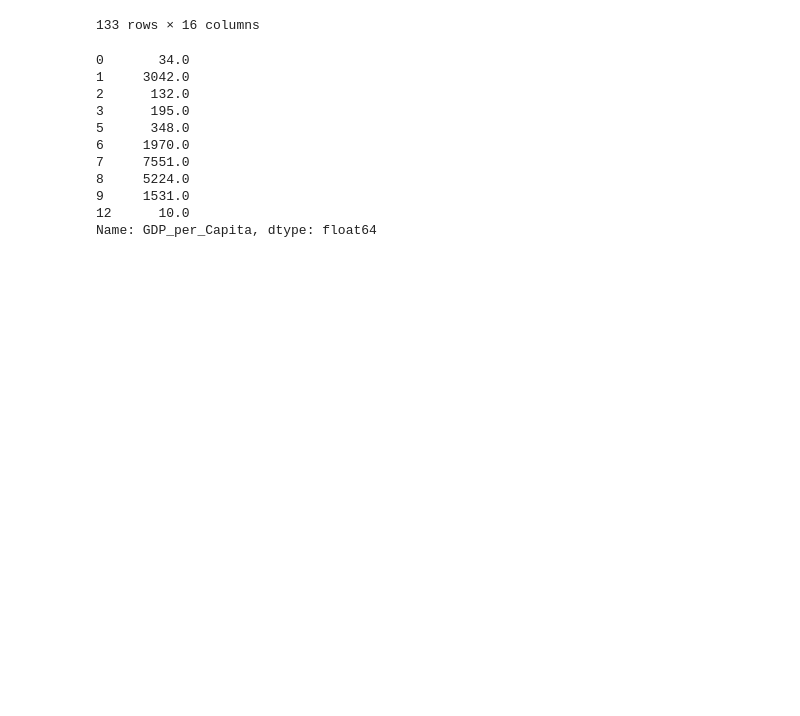
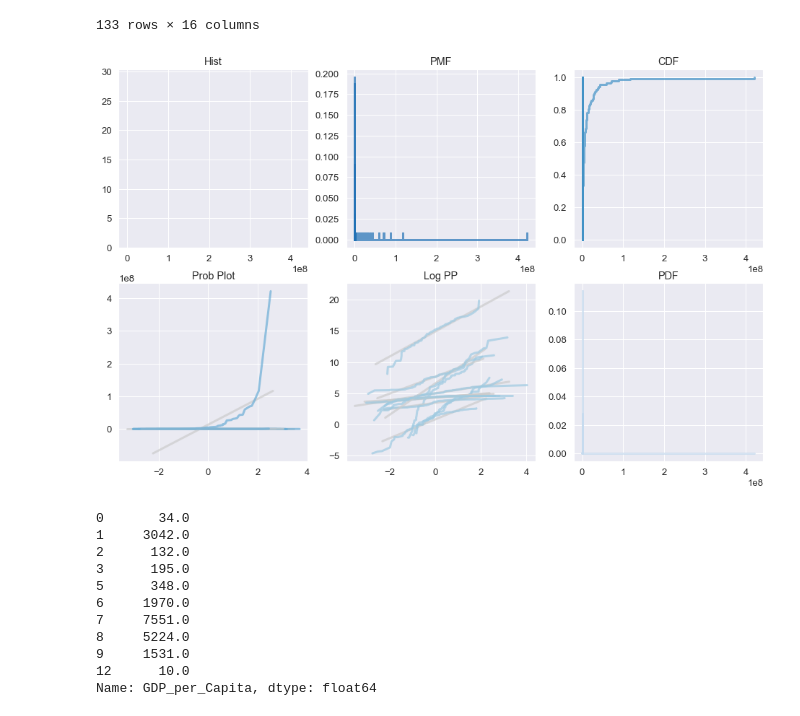
Before and after one commit to SidhST12/BSIP_Assignment_2_Students, a Jupyter notebook: stats_asn_2_start.ipynb, the cells around one changed output. Saved outputs shown, nothing was run; the diff lists cells and outputs as text; code cells hidden in the pictures; blank space fills up the shorter version.

```diff
--- a/stats_asn_2_start.ipynb
+++ b/stats_asn_2_start.ipynb
@@ -88,6 +88,21 @@ dfLE
 | 189 | Zambia | 0.0 | 53.90625 | 354.3125 | 33.4375 | 2.239333 | 69.818182 | 6563.8125 | ... |
 | 190 | Zimbabwe | 0.0 | 50.48750 | 462.3750 | 26.5625 | 4.482000 | 70.562500 | 923.0000 | ... |
 133 rows × 16 columns
+# %%
+bigGraph(dfLE,"AdultMortality")
+bigGraph(dfLE,"infantdeaths")
+bigGraph(dfLE,"Alcohol")
+bigGraph(dfLE,"HepatitisB")
+bigGraph(dfLE,"Measles")
+bigGraph(dfLE,"BMI")
+bigGraph(dfLE,"under-fivedeaths")
+bigGraph(dfLE,"Polio")
+bigGraph(dfLE,"Diphtheria")
+bigGraph(dfLE,"GDP")
+bigGraph(dfLE,"Population")
+bigGraph(dfLE,"GDP_per_Capita")
+# %% [output]
+[figure, added]
 # %%
 # Print 10 random rows of GDP per Capita
 dfLE['GDP_per_Capita'].head(10)
```
Also changed, not shown: parts of 34 cells of this notebook.
